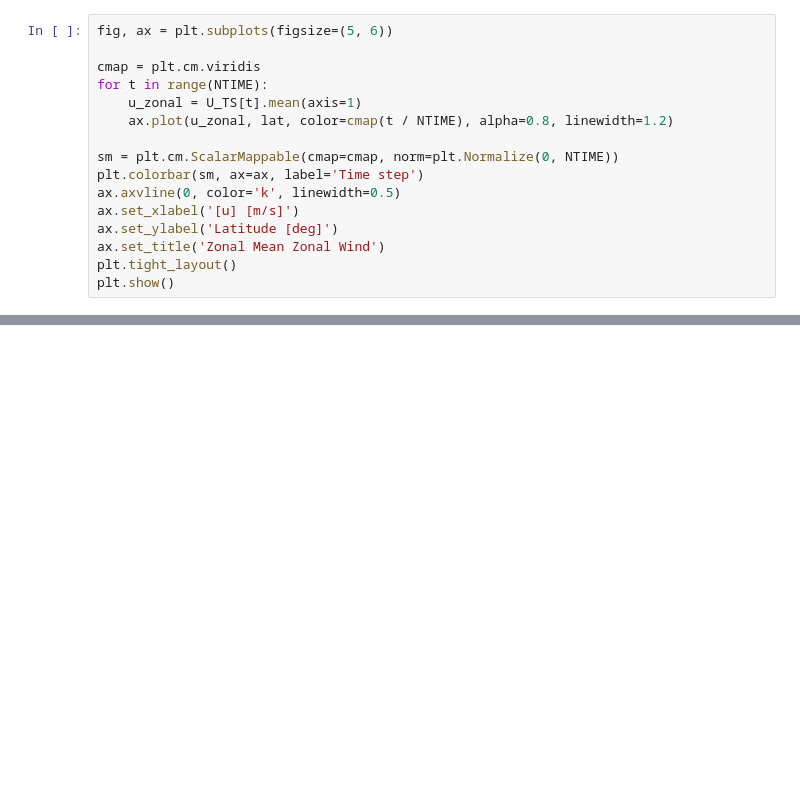
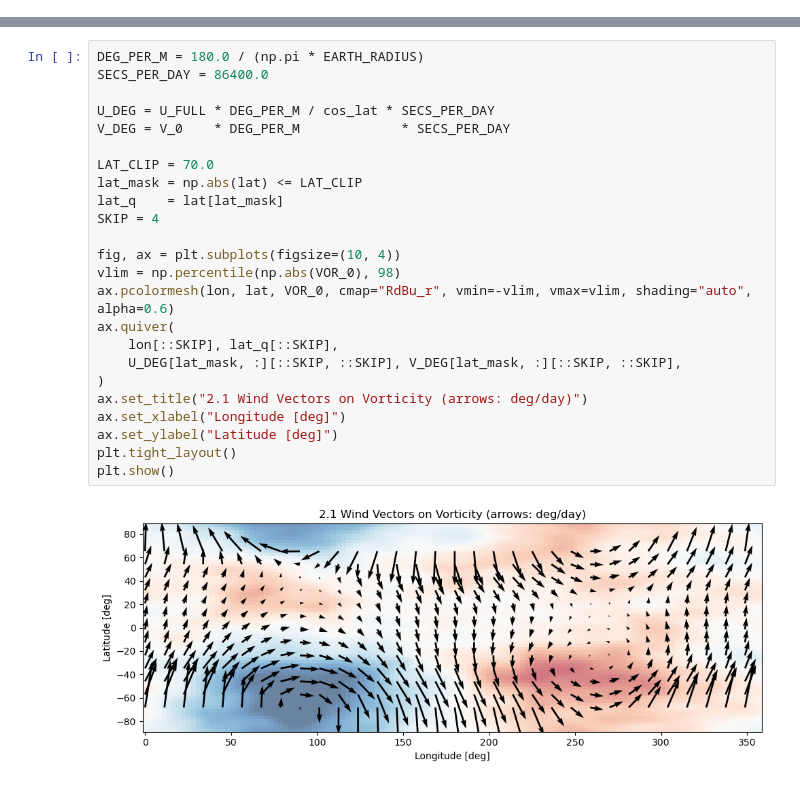
Before and after one commit to tglanz/climatology, a Jupyter notebook: notebooks/barotropic_visualization.ipynb, the cells around one changed output, grey strips where cells are left out. Cells and saved outputs as stored; diff of their text form; blank space fills up the shorter version.

```diff
--- a/notebooks/barotropic_visualization.ipynb
+++ b/notebooks/barotropic_visualization.ipynb
@@ -300,16 +0,0 @@ specific to rotating-sphere atmospheric dynamics.
-# %%
-fig, ax = plt.subplots(figsize=(5, 6))
-
-cmap = plt.cm.viridis
-for t in range(NTIME):
-    u_zonal = U_TS[t].mean(axis=1)
-    ax.plot(u_zonal, lat, color=cmap(t / NTIME), alpha=0.8, linewidth=1.2)
-
-sm = plt.cm.ScalarMappable(cmap=cmap, norm=plt.Normalize(0, NTIME))
-plt.colorbar(sm, ax=ax, label='Time step')
-ax.axvline(0, color='k', linewidth=0.5)
-ax.set_xlabel('[u] [m/s]')
-ax.set_ylabel('Latitude [deg]')
-ax.set_title('Zonal Mean Zonal Wind')
-plt.tight_layout()
-plt.show()
@@ -641,0 +398,26 @@ plt.show()
+# %%
+DEG_PER_M = 180.0 / (np.pi * EARTH_RADIUS)
+SECS_PER_DAY = 86400.0
+
+U_DEG = U_FULL * DEG_PER_M / cos_lat * SECS_PER_DAY
+V_DEG = V_0    * DEG_PER_M             * SECS_PER_DAY
+
+LAT_CLIP = 70.0
+lat_mask = np.abs(lat) <= LAT_CLIP
+lat_q    = lat[lat_mask]
+SKIP = 4
+
+fig, ax = plt.subplots(figsize=(10, 4))
+vlim = np.percentile(np.abs(VOR_0), 98)
+ax.pcolormesh(lon, lat, VOR_0, cmap="RdBu_r", vmin=-vlim, vmax=vlim, shading="auto", alpha=0.6)
+ax.quiver(
+    lon[::SKIP], lat_q[::SKIP],
+    U_DEG[lat_mask, :][::SKIP, ::SKIP], V_DEG[lat_mask, :][::SKIP, ::SKIP],
+)
+ax.set_title("2.1 Wind Vectors on Vorticity (arrows: deg/day)")
+ax.set_xlabel("Longitude [deg]")
+ax.set_ylabel("Latitude [deg]")
+plt.tight_layout()
+plt.show()
+# %% [output]
+[figure, added]
```
Also changed, not shown: parts of 57 cells of this notebook, 2 other files.
